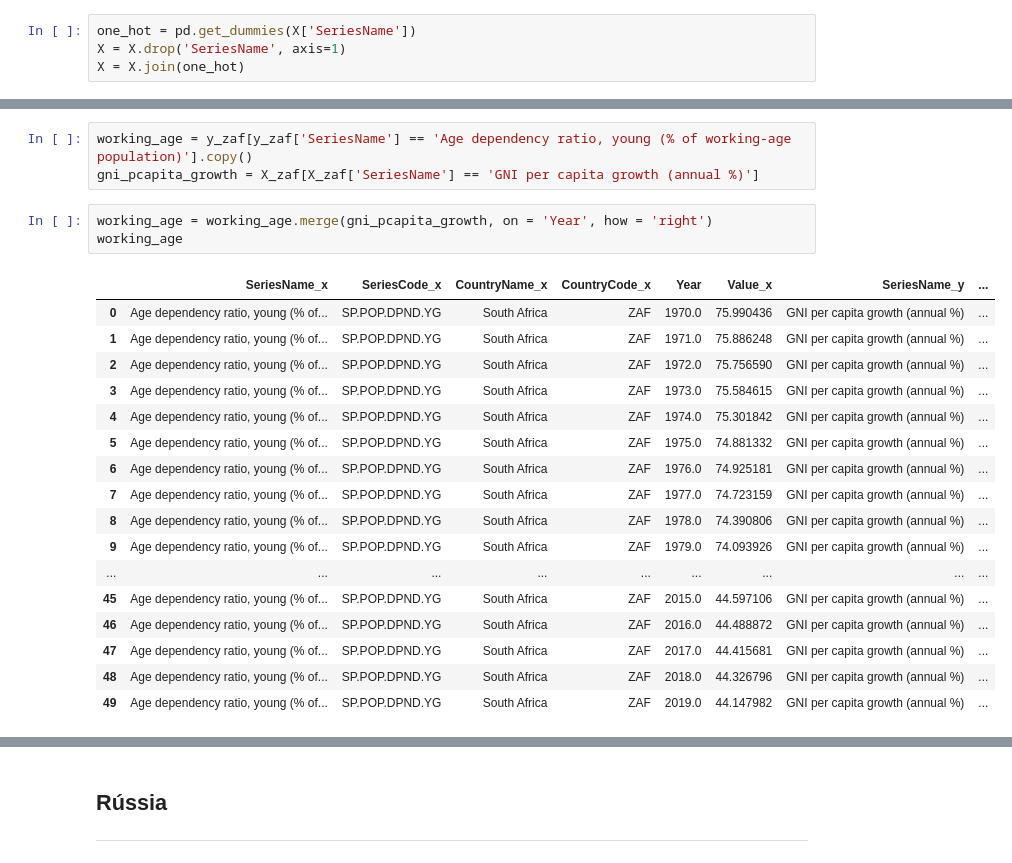
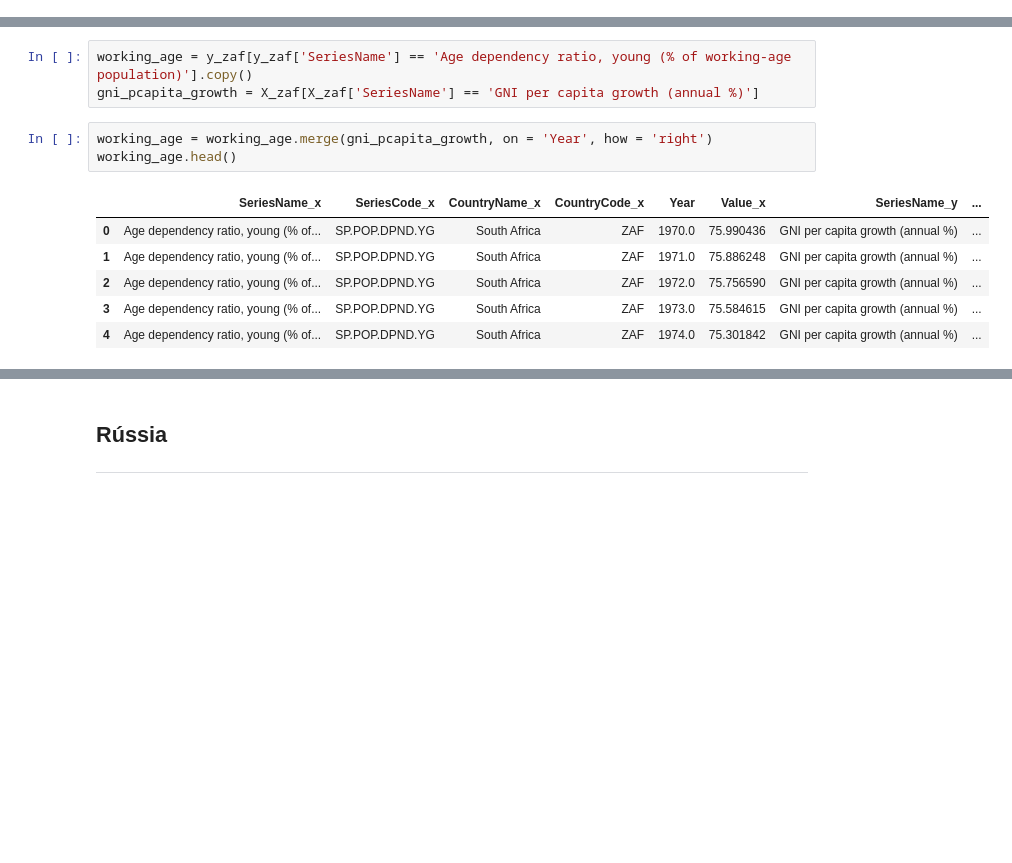
Before and after one commit to lucas-coutinho/brics-data-analysis, a Jupyter notebook: brics_health_and_poverty.ipynb, the cells around one changed output, grey strips where cells are left out. Saved outputs shown, nothing was run; the diff lists cells and outputs as text; blank space fills up the shorter version.

```diff
--- a/brics_health_and_poverty.ipynb
+++ b/brics_health_and_poverty.ipynb
@@ -44,10 +44,6 @@ Name: SeriesName, Length: 60348, dtype: object
 # %% [markdown]
 ## ATENCAO
 Adicionei abaixo  uma transformacao das features em onehot, mas ainda nao sei como combinar todas no agg (talvez eu mantenha em sum)
-# %%
-one_hot = pd.get_dummies(X['SeriesName'])
-X = X.drop('SeriesName', axis=1)
-X = X.join(one_hot)
 # %%
 X.head()
 # %% [output]
@@ -133,25 +125,14 @@ working_age = y_zaf[y_zaf['SeriesName'] == 'Age dependency ratio, young (% of wo
 gni_pcapita_growth = X_zaf[X_zaf['SeriesName'] == 'GNI per capita growth (annual %)']
 # %%
 working_age = working_age.merge(gni_pcapita_growth, on = 'Year', how = 'right')
-working_age
+working_age.head()
 # %% [output]
 |  | SeriesName_x | SeriesCode_x | CountryName_x | CountryCode_x | Year | Value_x | SeriesName_y | ... |
 | 0 | Age dependency ratio, young (% of... | SP.POP.DPND.YG | South Africa | ZAF | 1970.0 | 75.990436 | GNI per capita growth (annual %) | ... |
 | 1 | Age dependency ratio, young (% of... | SP.POP.DPND.YG | South Africa | ZAF | 1971.0 | 75.886248 | GNI per capita growth (annual %) | ... |
 | 2 | Age dependency ratio, young (% of... | SP.POP.DPND.YG | South Africa | ZAF | 1972.0 | 75.756590 | GNI per capita growth (annual %) | ... |
 | 3 | Age dependency ratio, young (% of... | SP.POP.DPND.YG | South Africa | ZAF | 1973.0 | 75.584615 | GNI per capita growth (annual %) | ... |
 | 4 | Age dependency ratio, young (% of... | SP.POP.DPND.YG | South Africa | ZAF | 1974.0 | 75.301842 | GNI per capita growth (annual %) | ... |
-| 5 | Age dependency ratio, young (% of... | SP.POP.DPND.YG | South Africa | ZAF | 1975.0 | 74.881332 | GNI per capita growth (annual %) | ... |
-| 6 | Age dependency ratio, young (% of... | SP.POP.DPND.YG | South Africa | ZAF | 1976.0 | 74.925181 | GNI per capita growth (annual %) | ... |
-| 7 | Age dependency ratio, young (% of... | SP.POP.DPND.YG | South Africa | ZAF | 1977.0 | 74.723159 | GNI per capita growth (annual %) | ... |
-| 8 | Age dependency ratio, young (% of... | SP.POP.DPND.YG | South Africa | ZAF | 1978.0 | 74.390806 | GNI per capita growth (annual %) | ... |
-| 9 | Age dependency ratio, young (% of... | SP.POP.DPND.YG | South Africa | ZAF | 1979.0 | 74.093926 | GNI per capita growth (annual %) | ... |
-| ... | ... | ... | ... | ... | ... | ... | ... | ... |
-| 45 | Age dependency ratio, young (% of... | SP.POP.DPND.YG | South Africa | ZAF | 2015.0 | 44.597106 | GNI per capita growth (annual %) | ... |
-| 46 | Age dependency ratio, young (% of... | SP.POP.DPND.YG | South Africa | ZAF | 2016.0 | 44.488872 | GNI per capita growth (annual %) | ... |
-| 47 | Age dependency ratio, young (% of... | SP.POP.DPND.YG | South Africa | ZAF | 2017.0 | 44.415681 | GNI per capita growth (annual %) | ... |
-| 48 | Age dependency ratio, young (% of... | SP.POP.DPND.YG | South Africa | ZAF | 2018.0 | 44.326796 | GNI per capita growth (annual %) | ... |
-| 49 | Age dependency ratio, young (% of... | SP.POP.DPND.YG | South Africa | ZAF | 2019.0 | 44.147982 | GNI per capita growth (annual %) | ... |
 # %%
 hipot_X = working_age['Value_x'].iloc[:]
 hipot_y = working_age['Value_y'].iloc[:]
```
Also changed, not shown: parts of 20 cells of this notebook.
